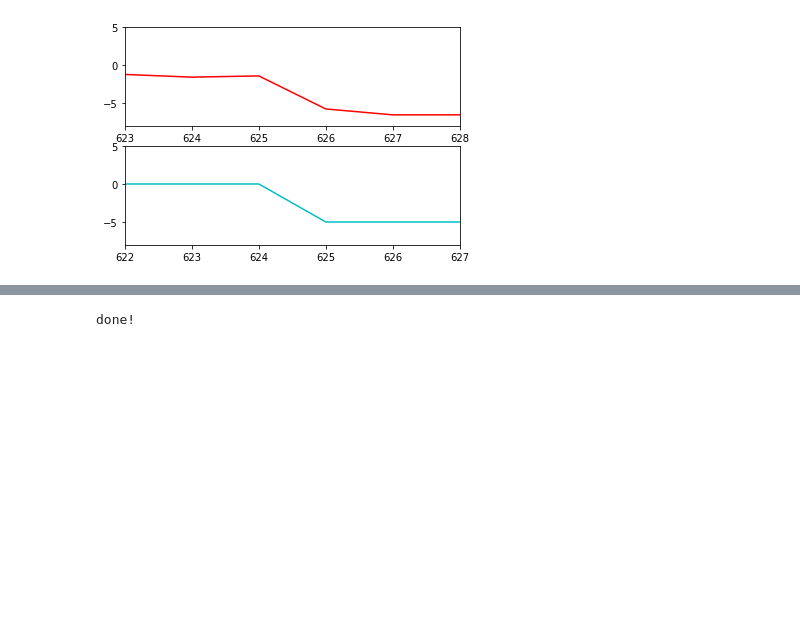
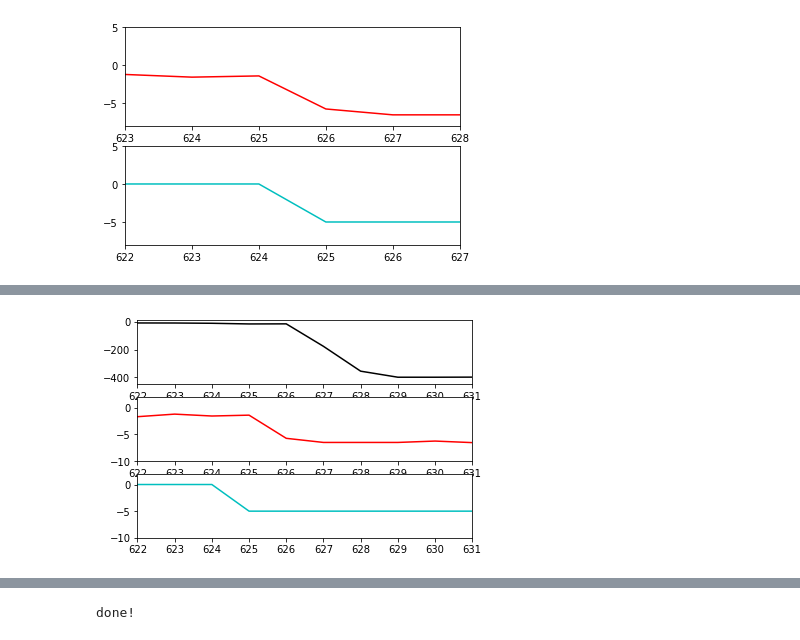
Before and after one commit to opavon/PAG_ephys_analysis, a Jupyter notebook: loose_seal/loose_seal_2_testpulse_Rseal_develop.ipynb, the cells around one changed output, grey strips where cells are left out. Drawn from its saved outputs; the diff is of its cells as text; code cells hidden in the pictures; blank space fills up the shorter version.

```diff
--- a/loose_seal/loose_seal_2_testpulse_Rseal_develop.ipynb
+++ b/loose_seal/loose_seal_2_testpulse_Rseal_develop.ipynb
@@ -276,0 +376,15 @@ __Protocols used:__
+# %%
+# Note how there is a further delay for the channel B
+plt.figure(1)
+plt.subplot(311)
+plt.plot(sweep_IB, 'k')
+plt.axis([test_pulse_output_indices[0]-3, test_pulse_output_indices[6], -450, 10])
+plt.subplot(312)
+plt.plot(sweep_IA, 'r')
+plt.axis([test_pulse_output_indices[0]-3, test_pulse_output_indices[6], -10, 2])
+plt.subplot(313)
+plt.plot(sweep_OA, 'c')
+plt.axis([test_pulse_output_indices[0]-3, test_pulse_output_indices[6], -10, 2])
+plt.show()
+# %% [output]
+[figure, added]
```
Also changed, not shown: parts of 31 cells of this notebook.
